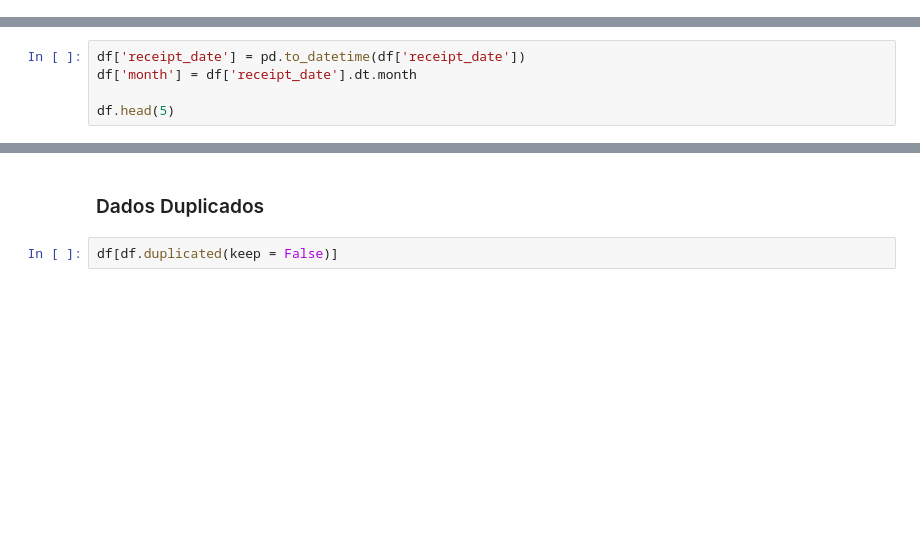
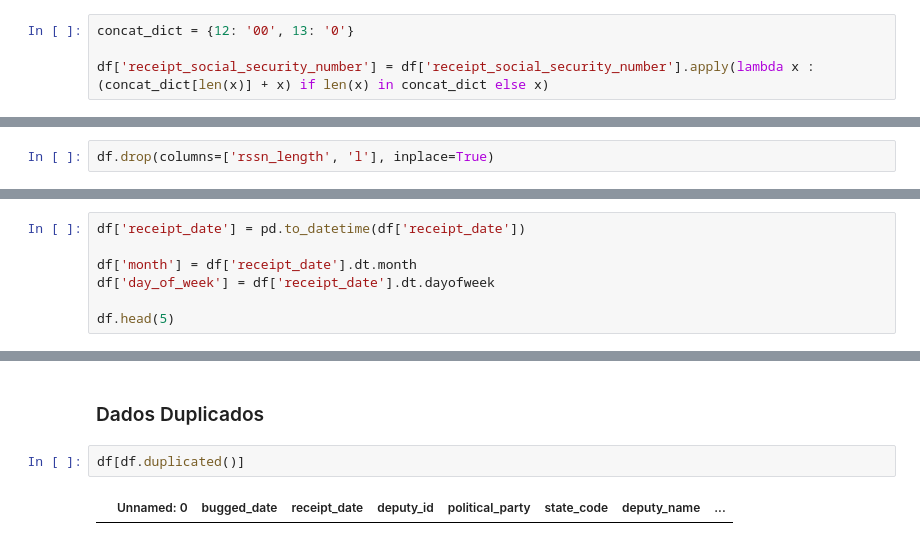
Before and after one commit to DefinitelyNotACactus/Chamber-of-Deputies-Reimbursements, a Jupyter notebook: Limpeza e Transformaçao de Dados.ipynb, the cells around one changed output, grey strips where cells are left out. Drawn from its saved outputs; the diff is of its cells as text; blank space fills up the shorter version.

```diff
--- a/Limpeza e Transformaçao de Dados.ipynb
+++ b/Limpeza e Transformaçao de Dados.ipynb
@@ -32,0 +96,4 @@ df.head()
+# %%
+concat_dict = {12: '00', 13: '0'}
+
+df['receipt_social_security_number'] = df['receipt_social_security_number'].apply(lambda x : (concat_dict[len(x)] + x) if len(x) in concat_dict else x)
@@ -32,0 +102,2 @@ df.head()
+# %%
+df.drop(columns=['rssn_length', 'l'], inplace=True)
@@ -33,6 +106,8 @@ df.head()
 # %%
 df['receipt_date'] = pd.to_datetime(df['receipt_date'])
+
 df['month'] = df['receipt_date'].dt.month
+df['day_of_week'] = df['receipt_date'].dt.dayofweek
 
 df.head(5)
 # %% [output]
@@ -130,4 +207,6 @@ dtype: int64
 # %% [markdown]
 ### Dados Duplicados
 # %%
-df[df.duplicated(keep = False)]
+df[df.duplicated()]
+# %% [output]
+|  | Unnamed: 0 | bugged_date | receipt_date | deputy_id | political_party | state_code | deputy_name | ... |
```
Also changed, not shown: parts of 18 cells of this notebook.
